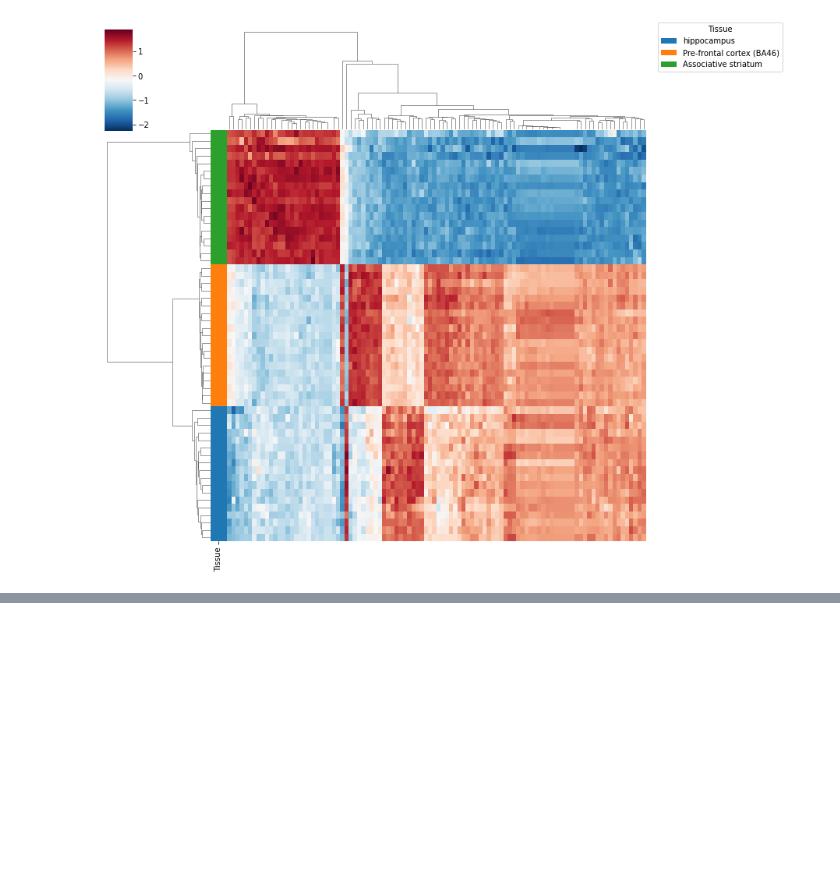
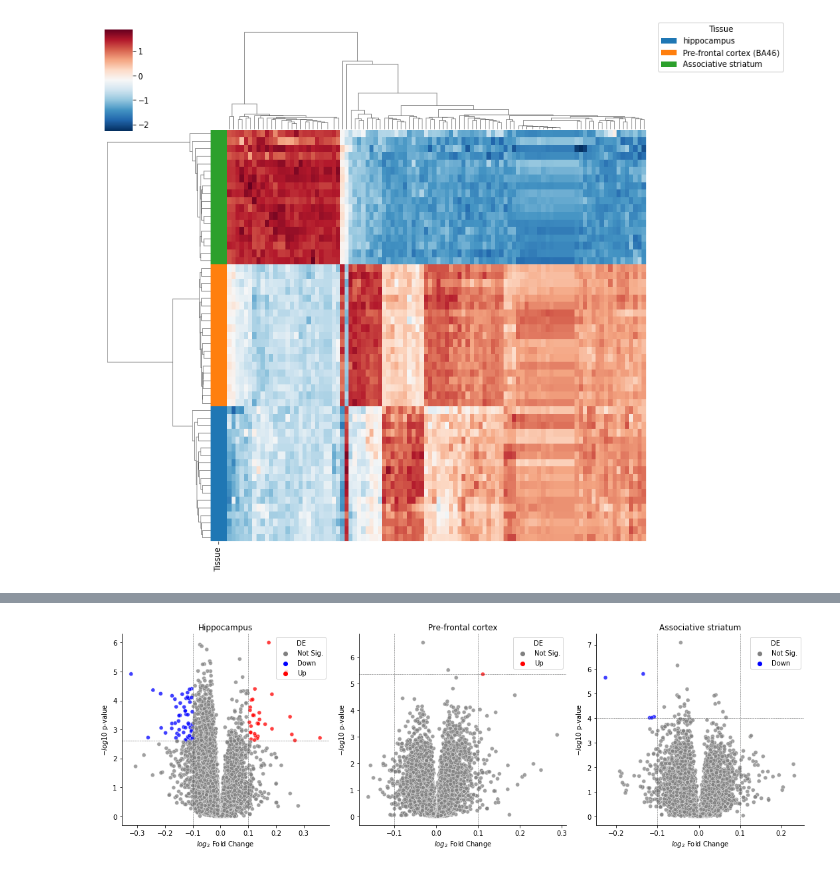
Before and after one commit to BRITE-REU/programming-workshops, a Jupyter notebook: source/workshops/05_visualization/files/solutions.ipynb, the cells around one changed output, grey strips where cells are left out. Drawn from its saved outputs; the diff is of its cells as text; code cells hidden in the pictures; blank space fills up the shorter version.

```diff
--- a/source/workshops/05_visualization/files/solutions.ipynb
+++ b/source/workshops/05_visualization/files/solutions.ipynb
@@ -477,0 +524,7 @@ heatmap(controls, top_genes, row_color="Tissue", cluster=True)
+# %%
+hippo_de = differential_expression(hippocampus, "Disease.state",  features=data.columns[10:], reference="control")
+pf_de = differential_expression(pf_cortex, "Disease.state",  features=data.columns[10:], reference="control")
+as_de = differential_expression(as_striatum, "Disease.state",  features=data.columns[10:], reference="control")
+
+combined_de = [hippo_de, pf_de, as_de]
+labels = ['Hippocampus', 'Pre-frontal cortex', 'Associative striatum']
@@ -477,0 +599,4 @@ heatmap(controls, top_genes, row_color="Tissue", cluster=True)
+# %%
+volcano_plot_combined(combined_de, labels, x_col="max_foldchange", y_col="neg_log10_pvalue", sig_col="adj_p_value", sig_thresh=0.05, fc_thresh=0.1);
+# %% [output]
+[figure, added]
```
Also changed, not shown: parts of 8 cells of this notebook, 5 other files.
